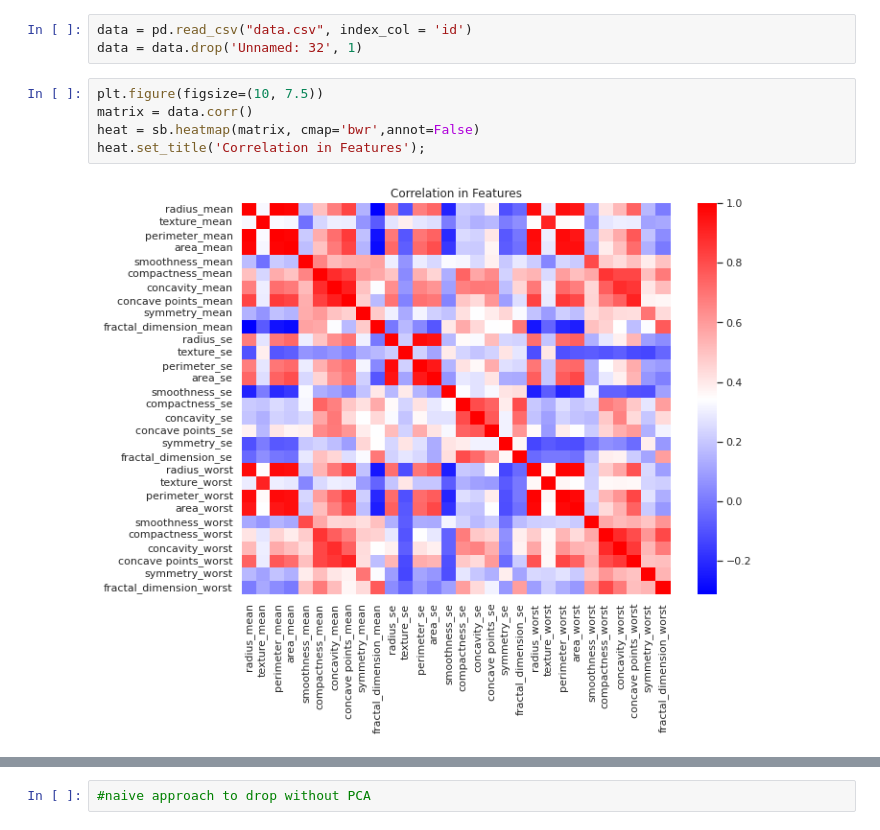
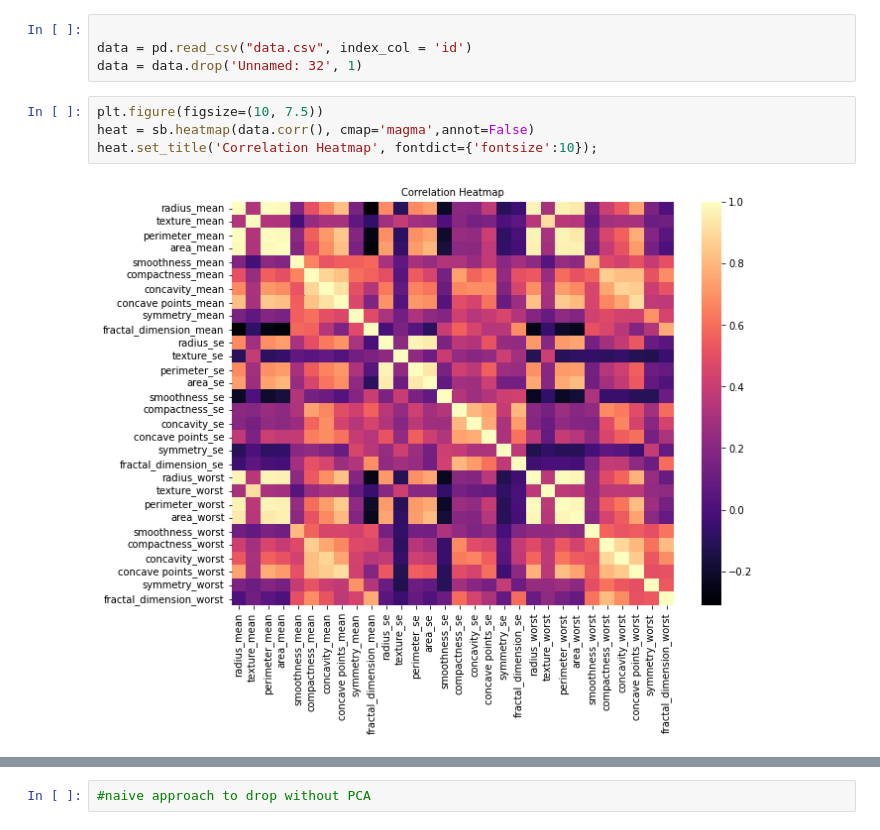
Before and after one commit to tanejaaryan/CSE343-MLProject, a Jupyter notebook: MLPca.ipynb, the cells around one changed output, grey strips where cells are left out. Drawn from its saved outputs; the diff is of its cells as text.

```diff
--- a/MLPca.ipynb
+++ b/MLPca.ipynb
@@ -10,11 +13,11 @@ sb.set()
 # %%
+
 data = pd.read_csv("data.csv", index_col = 'id')
 data = data.drop('Unnamed: 32', 1)
 # %%
 plt.figure(figsize=(10, 7.5))
-matrix = data.corr()
-heat = sb.heatmap(matrix, cmap='bwr',annot=False)
-heat.set_title('Correlation in Features');
+heat = sb.heatmap(data.corr(), cmap='magma',annot=False)
+heat.set_title('Correlation Heatmap', fontdict={'fontsize':10});
 # %% [output]
-[figure, old version]
+[figure, new version]
 # %%
```
Also changed, not shown: parts of 20 cells of this notebook.
